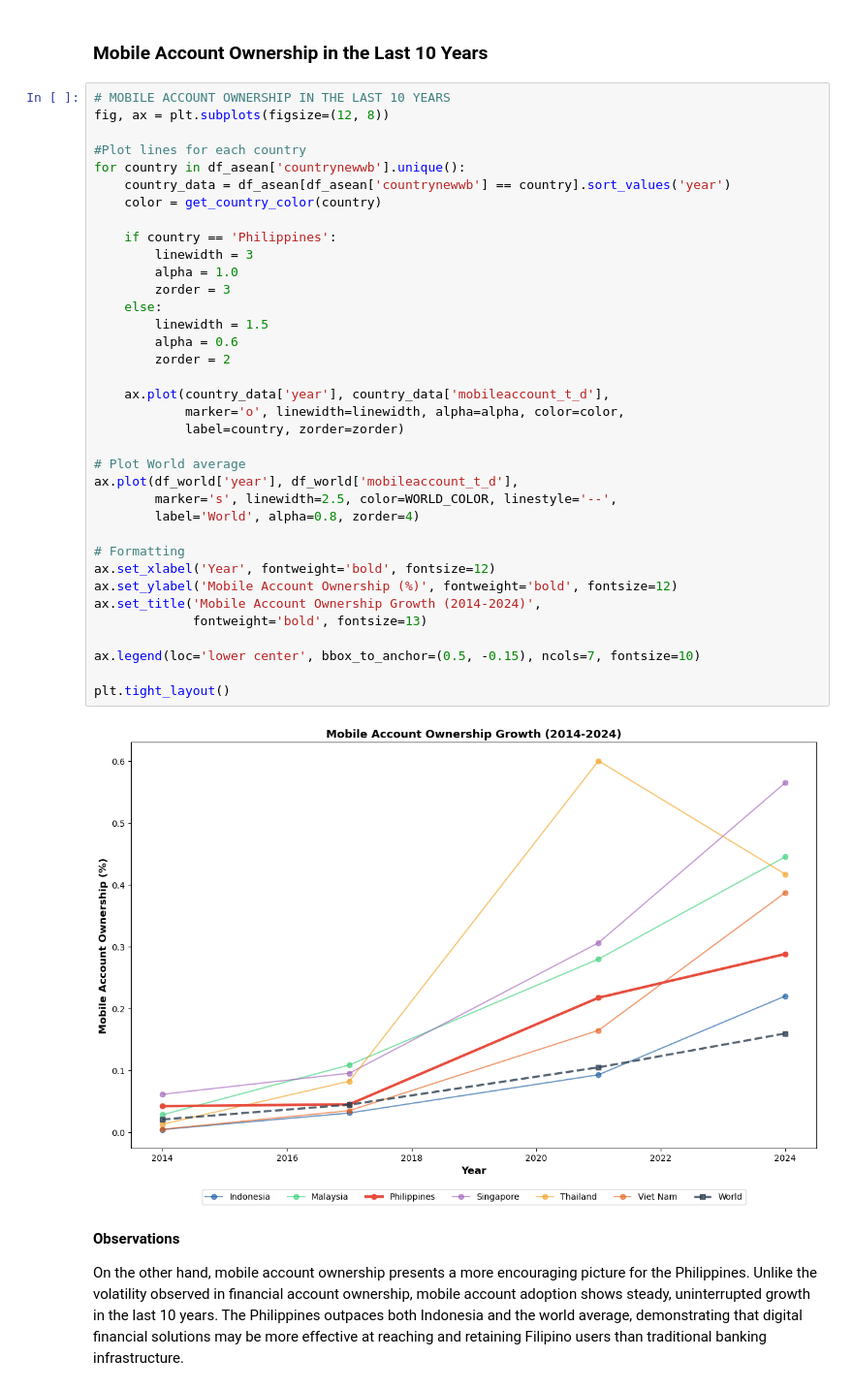
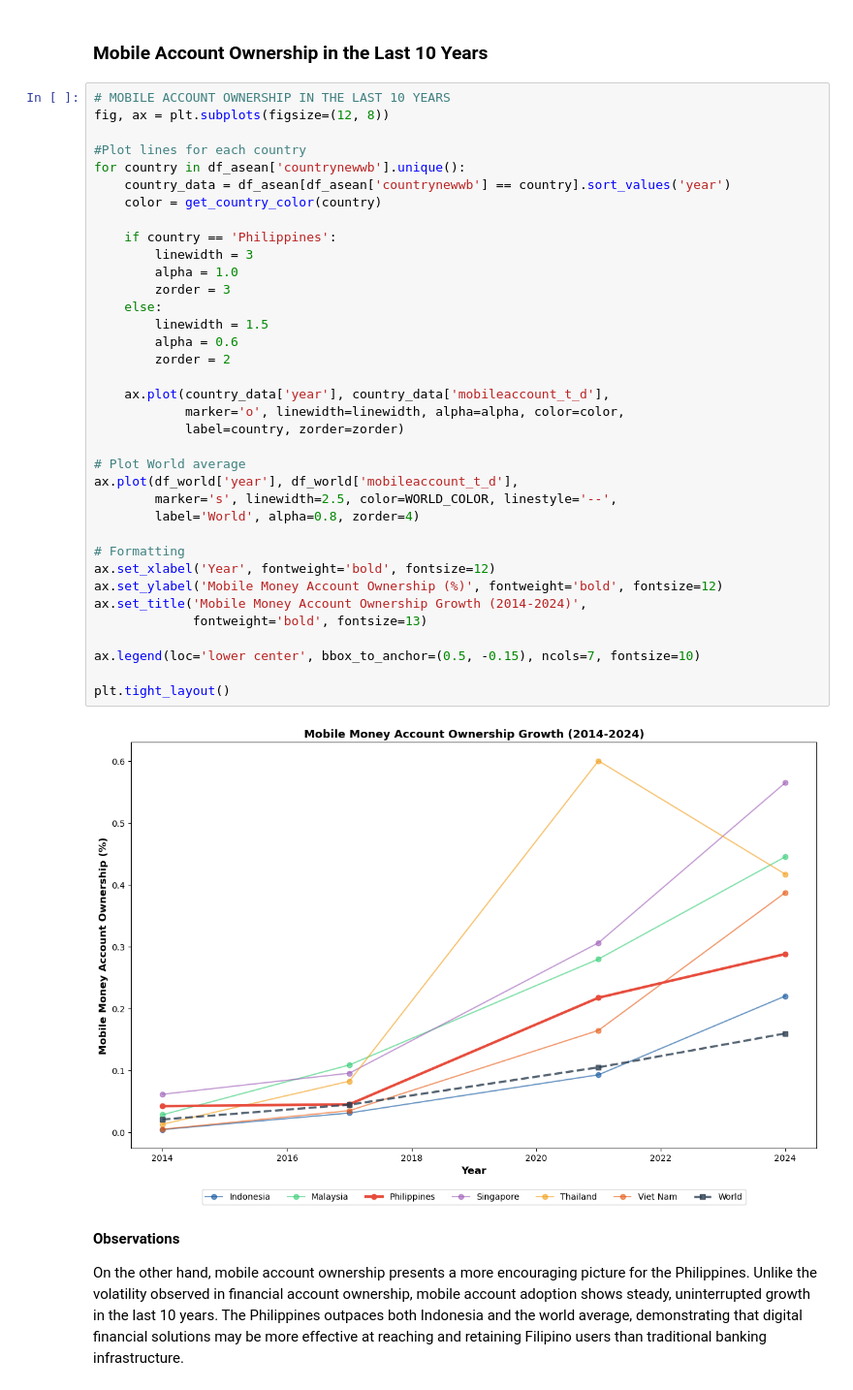
Before and after one commit to christianvibar/mab2115_finals, a Jupyter notebook: notebooks/final/mab2115_finals_group_3.ipynb, the cells around one changed output. Shown at 97% size. Saved outputs shown, nothing was run; the diff lists cells and outputs as text.

Commit message:
changed title for mobile money account ownership growth

```diff
--- a/notebooks/final/mab2115_finals_group_3.ipynb
+++ b/notebooks/final/mab2115_finals_group_3.ipynb
@@ -1090,36 +1090,36 @@ fig, ax = plt.subplots(figsize=(12, 8))
 for country in df_asean['countrynewwb'].unique():
     country_data = df_asean[df_asean['countrynewwb'] == country].sort_values('year')
     color = get_country_color(country)
 
     if country == 'Philippines':
         linewidth = 3
         alpha = 1.0
         zorder = 3
     else:
         linewidth = 1.5
         alpha = 0.6
         zorder = 2
 
     ax.plot(country_data['year'], country_data['mobileaccount_t_d'],
             marker='o', linewidth=linewidth, alpha=alpha, color=color,
             label=country, zorder=zorder)
 
 # Plot World average
 ax.plot(df_world['year'], df_world['mobileaccount_t_d'],
         marker='s', linewidth=2.5, color=WORLD_COLOR, linestyle='--',
         label='World', alpha=0.8, zorder=4)
 
 # Formatting
 ax.set_xlabel('Year', fontweight='bold', fontsize=12)
-ax.set_ylabel('Mobile Account Ownership (%)', fontweight='bold', fontsize=12)
-ax.set_title('Mobile Account Ownership Growth (2014-2024)',
+ax.set_ylabel('Mobile Money Account Ownership (%)', fontweight='bold', fontsize=12)
+ax.set_title('Mobile Money Account Ownership Growth (2014-2024)',
              fontweight='bold', fontsize=13)
 
 ax.legend(loc='lower center', bbox_to_anchor=(0.5, -0.15), ncols=7, fontsize=10)
 
 plt.tight_layout()
 # %% [output]
-[figure, old version]
+[figure, new version]
 # %% [markdown]
 **Observations**
 
```
Also changed, not shown: parts of 1 cell of this notebook.
